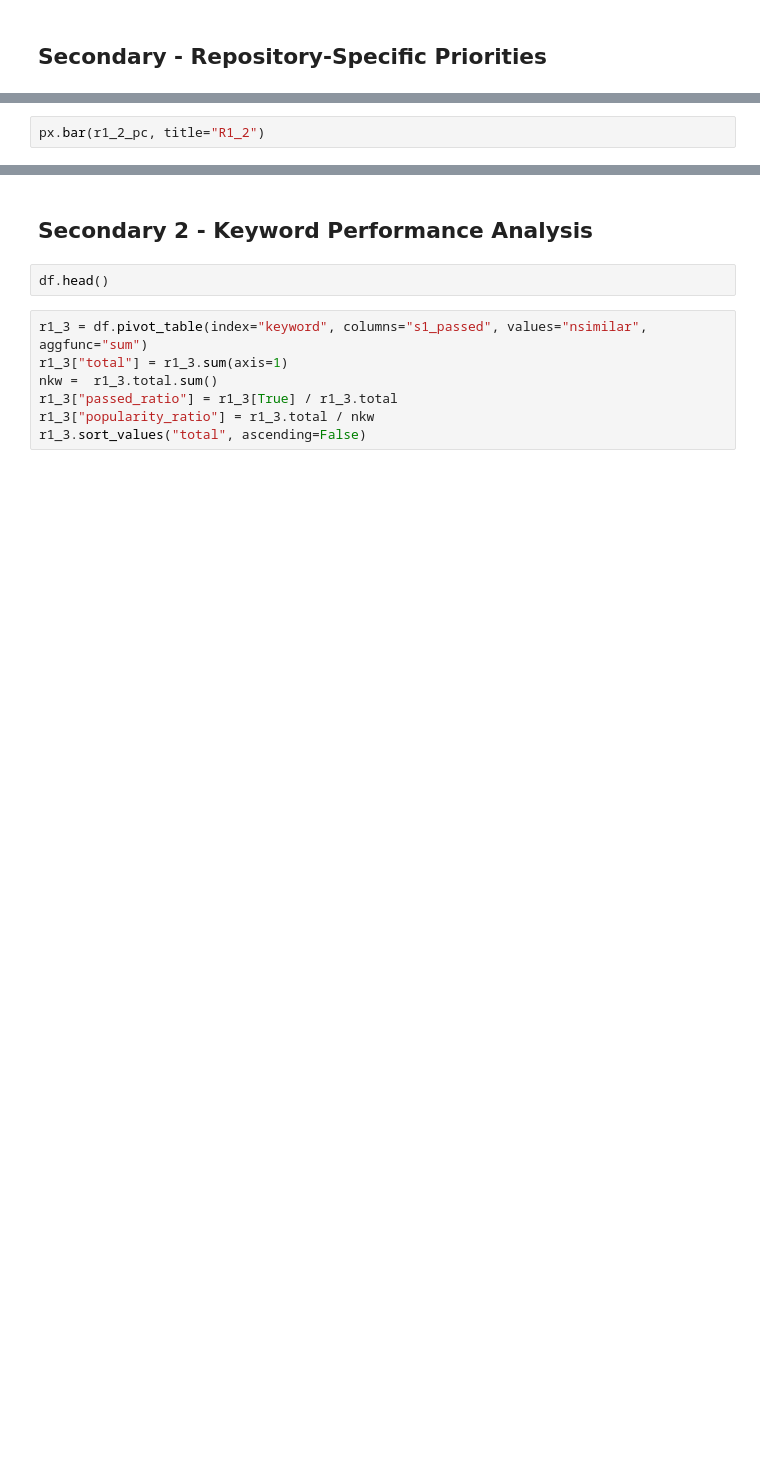
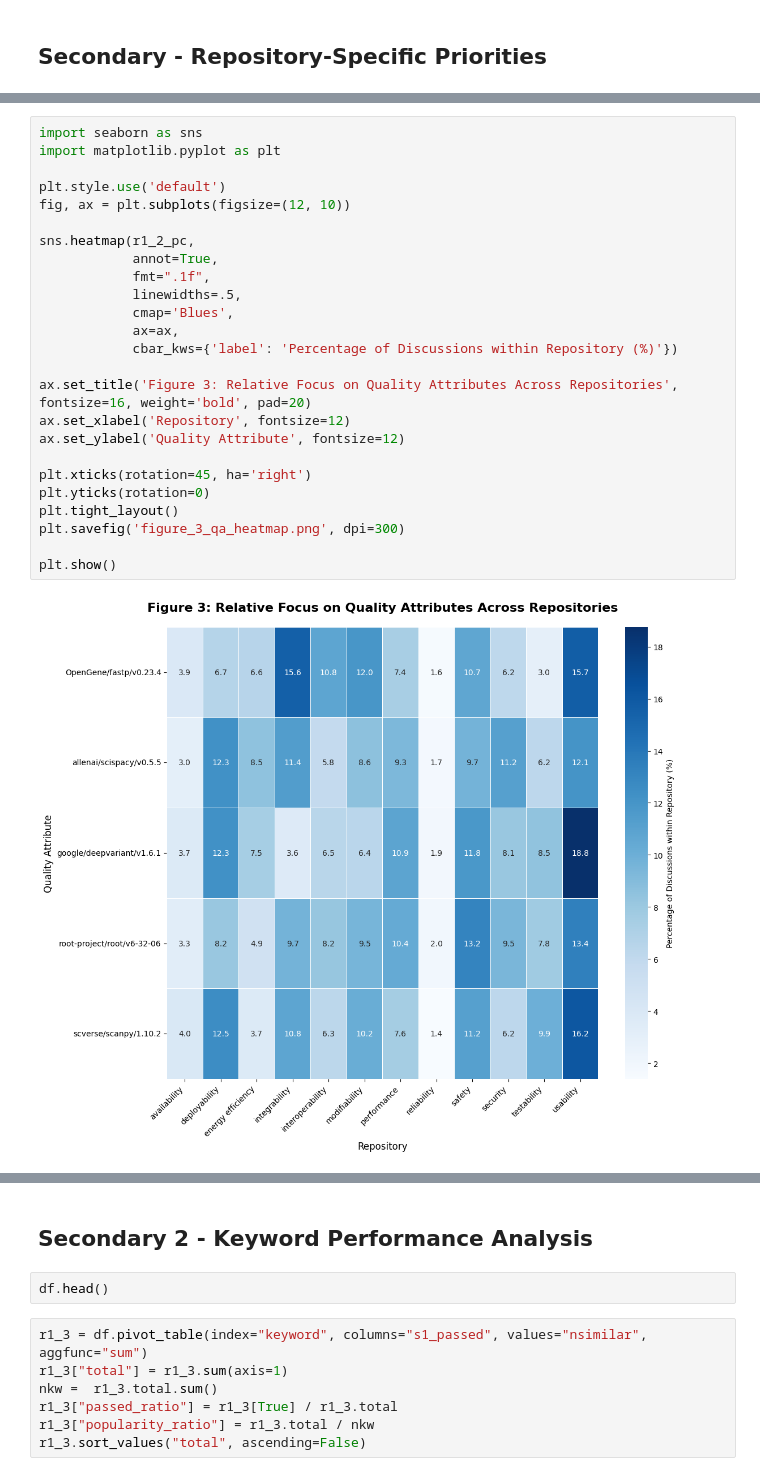
Before and after one commit to dmitrijs-voronovs/scientific-software-architecture-analysis, a Jupyter notebook: processing_pipeline/analysis/merged.ipynb, the cells around one changed output, grey strips where cells are left out. Saved outputs shown, nothing was run; the diff lists cells and outputs as text; blank space fills up the shorter version.

```diff
--- a/processing_pipeline/analysis/merged.ipynb
+++ b/processing_pipeline/analysis/merged.ipynb
@@ -120,2 +348,27 @@ r1_2_pc
-# %%
-px.bar(r1_2_pc, title="R1_2")
+# %%
+import seaborn as sns
+import matplotlib.pyplot as plt
+
+plt.style.use('default')
+fig, ax = plt.subplots(figsize=(12, 10))
+
+sns.heatmap(r1_2_pc,
+            annot=True,
+            fmt=".1f",
+            linewidths=.5,
+            cmap='Blues',
+            ax=ax,
+            cbar_kws={'label': 'Percentage of Discussions within Repository (%)'})
+
+ax.set_title('Figure 3: Relative Focus on Quality Attributes Across Repositories', fontsize=16, weight='bold', pad=20)
+ax.set_xlabel('Repository', fontsize=12)
+ax.set_ylabel('Quality Attribute', fontsize=12)
+
+plt.xticks(rotation=45, ha='right')
+plt.yticks(rotation=0)
+plt.tight_layout()
+plt.savefig('figure_3_qa_heatmap.png', dpi=300)
+
+plt.show()
+# %% [output]
+[figure, added]
```
Also changed, not shown: parts of 32 cells of this notebook, 3 other files.
